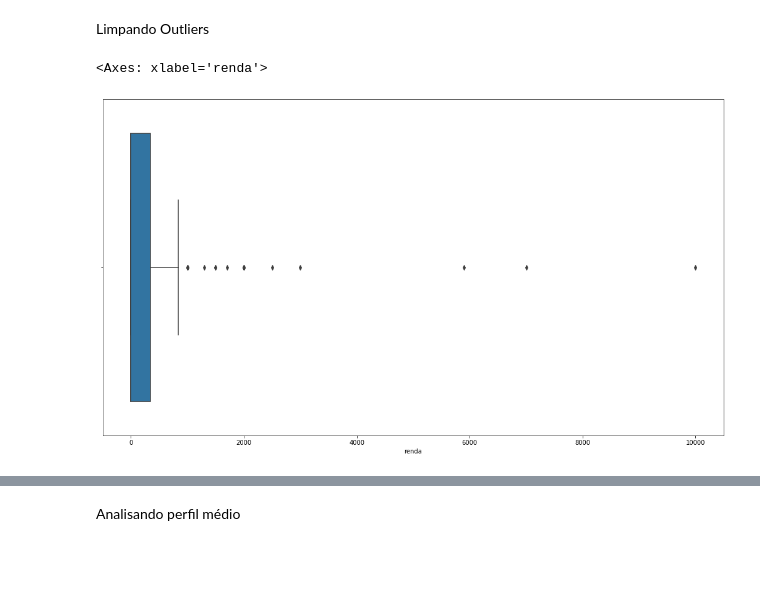
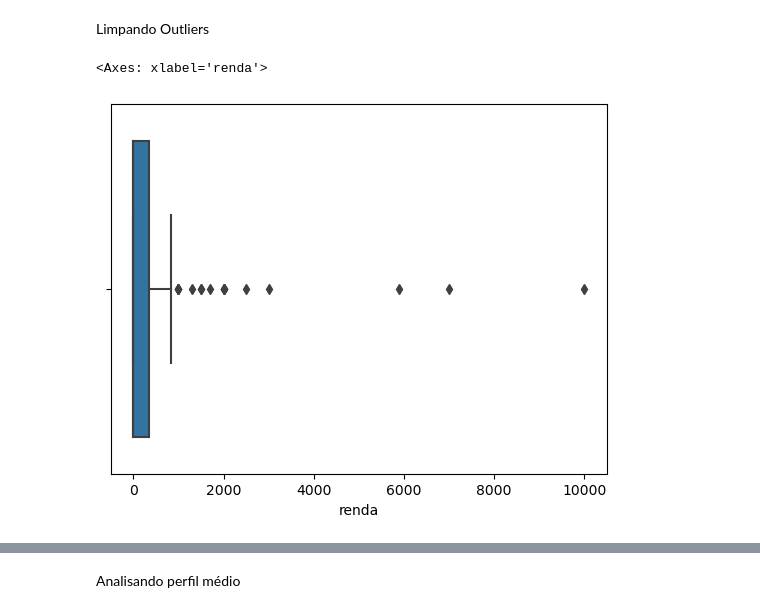
Before and after one commit to JoaoVitorBranco/T1-Estatisitca, a Jupyter notebook: T1_estatistica.ipynb, the cells around one changed output, grey strips where cells are left out. Saved outputs shown, nothing was run; the diff lists cells and outputs as text; code cells hidden in the pictures; blank space fills up the shorter version.

```diff
--- a/T1_estatistica.ipynb
+++ b/T1_estatistica.ipynb
@@ -472,11 +497,11 @@ for idx, line in df.iterrows():
     if line['valor_justo'] < 10:
         df.loc[idx, 'valor_justo'] = df.valor_justo.mean()
 # %%
-fig = plt.figure(figsize=(18, 10))
+
 sns.boxplot(data=df, x='renda')
 # %% [output]
 <Axes: xlabel='renda'>
-[figure, old version]
+[figure, new version]
 # %%
 plotaBox(data=df, x='valor_justo', titulo='Boxplot do valor justo', xlabel='valor_justo', ylabel='')
 # %% [output]
```
Also changed, not shown: parts of 11 cells of this notebook.
